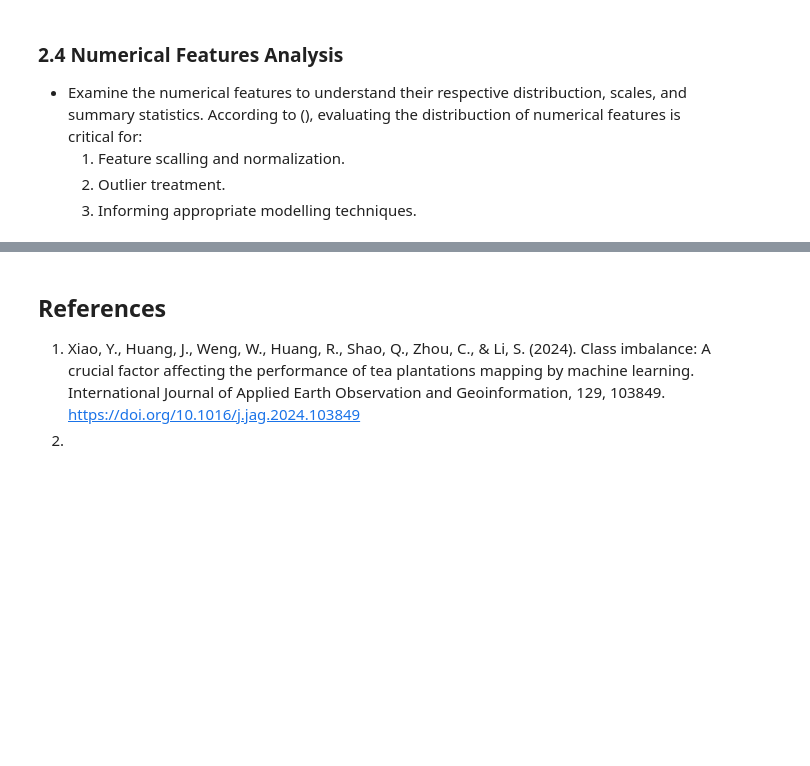
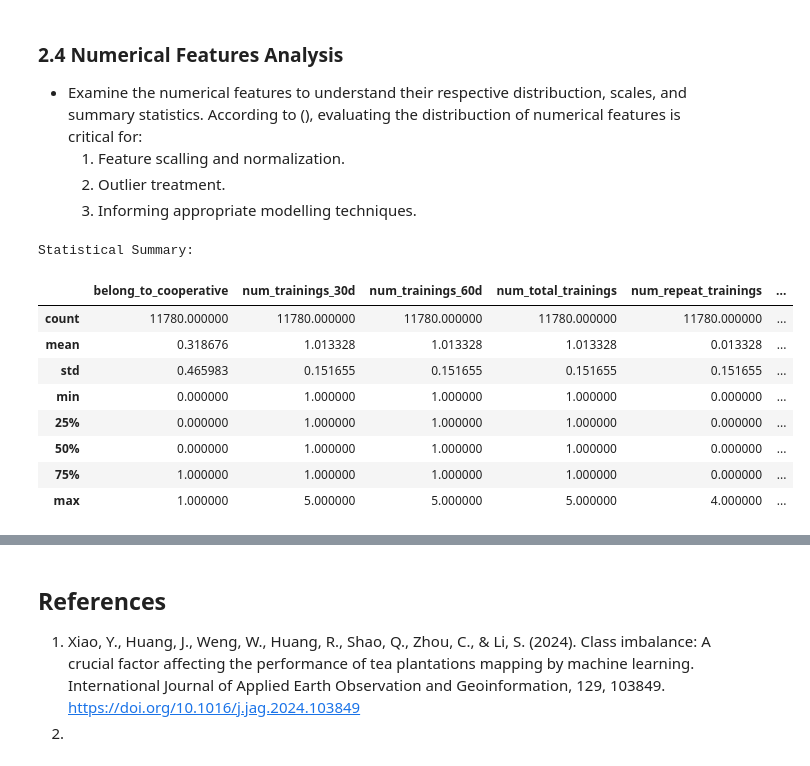
Before and after one commit to mwakad/DigiCow-Farmer-Training-Adoption-Challenge, a Jupyter notebook: index.ipynb, the cells around one changed output, grey strips where cells are left out. Cells and saved outputs as stored; diff of their text form; code cells hidden in the pictures; blank space fills up the shorter version.

Commit message:
check numerical features

```diff
--- a/index.ipynb
+++ b/index.ipynb
@@ -247,3 +247,22 @@ test_df   = test_df.drop(columns=columns_to_drop,   errors='ignore')
    1. Feature scalling and normalization.
    2. Outlier treatment.
    3. Informing appropriate modelling techniques.
+# %%
+# Identify numerical columns
+numerical_cols = train_df.select_dtypes(include=['int64', 'float64']).columns.tolist()
+if 'target' in numerical_cols:
+    numerical_cols.remove('target')
+
+print("\nStatistical Summary:")
+train_df[numerical_cols].describe()
+# %% [output]
+Statistical Summary:
+|  | belong_to_cooperative | num_trainings_30d | num_trainings_60d | num_total_trainings | num_repeat_trainings | ... |
+| count | 11780.000000 | 11780.000000 | 11780.000000 | 11780.000000 | 11780.000000 | ... |
+| mean | 0.318676 | 1.013328 | 1.013328 | 1.013328 | 0.013328 | ... |
+| std | 0.465983 | 0.151655 | 0.151655 | 0.151655 | 0.151655 | ... |
+| min | 0.000000 | 1.000000 | 1.000000 | 1.000000 | 0.000000 | ... |
+| 25% | 0.000000 | 1.000000 | 1.000000 | 1.000000 | 0.000000 | ... |
+| 50% | 0.000000 | 1.000000 | 1.000000 | 1.000000 | 0.000000 | ... |
+| 75% | 1.000000 | 1.000000 | 1.000000 | 1.000000 | 0.000000 | ... |
+| max | 1.000000 | 5.000000 | 5.000000 | 5.000000 | 4.000000 | ... |
```
Also changed, not shown: parts of 4 cells of this notebook.
